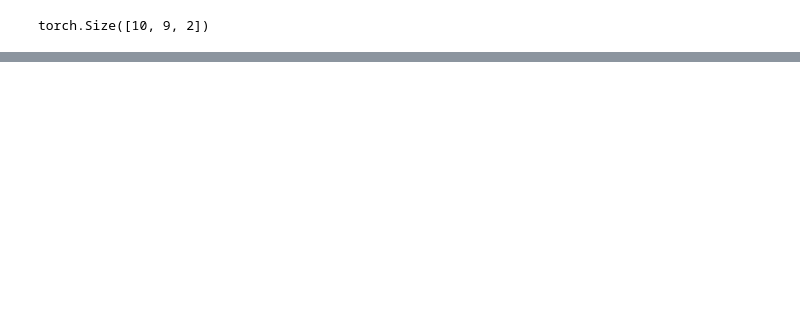
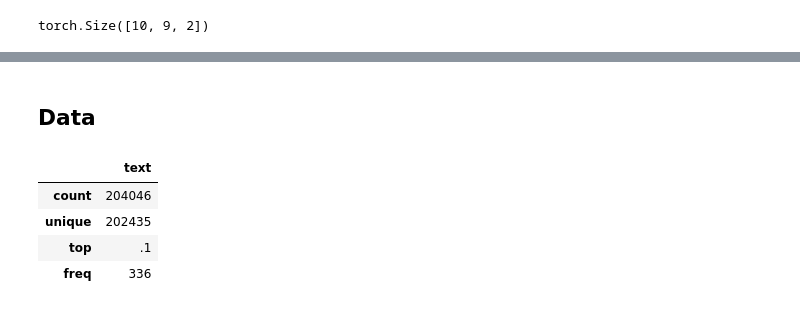
Before and after one commit to adamimos/causal-networks, a Jupyter notebook: playground/paren-balancing.ipynb, the cells around one changed output, grey strips where cells are left out. Cells and saved outputs as stored; diff of their text form; code cells hidden in the pictures; blank space fills up the shorter version.

```diff
--- a/playground/paren-balancing.ipynb
+++ b/playground/paren-balancing.ipynb
@@ -330,0 +332,2 @@ tensor([[0, 0, 1, 0, 1, 0, 1, 0, 0],
+# %% [markdown]
+## Data
@@ -330,0 +336,8 @@ tensor([[0, 0, 1, 0, 1, 0, 1, 0, 0],
+# %%
+data_df.describe()
+# %% [output]
+|  | text |
+| count | 204046 |
+| unique | 202435 |
+| top | .1 |
+| freq | 336 |
```
Also changed, not shown: parts of 17 cells of this notebook, 2 other files.
